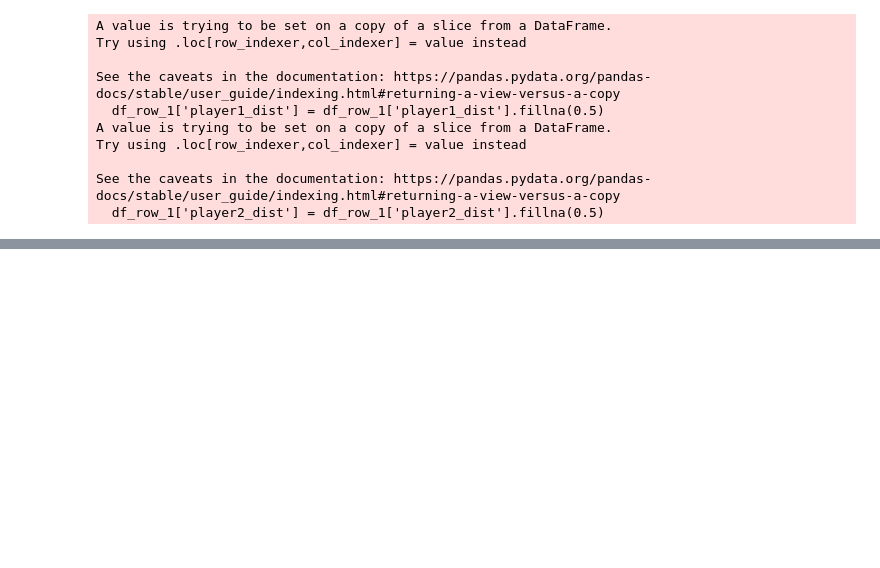
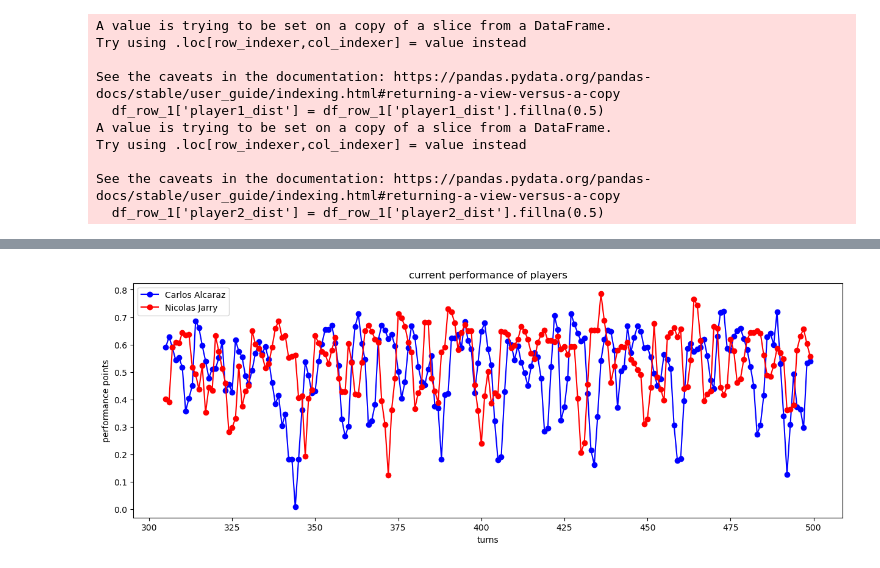
Before and after one commit to Heqijia/comap2024, a Jupyter notebook: LR.ipynb, the cells around one changed output, grey strips where cells are left out. Cells and saved outputs as stored; diff of their text form; code cells hidden in the pictures; blank space fills up the shorter version.

```diff
--- a/LR.ipynb
+++ b/LR.ipynb
@@ -252,6 +330,32 @@ for i in range(len(player2)-1):
 # p2_current_per=softmax(np.array([p1_current_per,p2_current_per]).T)[:,1]
 # p1_overall_per=softmax(np.array([p1_overall_per,p2_overall_per]).T)[:,0]
 # p2_overall_per=softmax(np.array([p1_overall_per,p2_overall_per]).T)[:,1]
+# %%
+import numpy as np
+import matplotlib.pyplot as plt
+
+# 生成示例数据
+p1_current_per
+
+# 获取数组长度
+x = np.arange(len(p1_current_per))
+
+# 绘制折线图
+plt.figure(figsize=(15,5))
+plt.plot(x[305:500], p1_current_per[305:500], marker='o', linestyle='-', color='b', label='Carlos Alcaraz')
+plt.plot(x[305:500], p2_current_per[305:500], marker='o', linestyle='-', color='r', label='Nicolas Jarry')
+# 添加标签和标题
+plt.xlabel('turns')
+plt.ylabel('performance points')
+plt.title('current performance of players')
+
+# 添加图例
+plt.legend()
+
+# 显示图形
+plt.show()
+# %% [output]
+[figure, added]
 # %%
 import numpy as np
 import matplotlib.pyplot as plt
```
Also changed, not shown: parts of 31 cells of this notebook.
